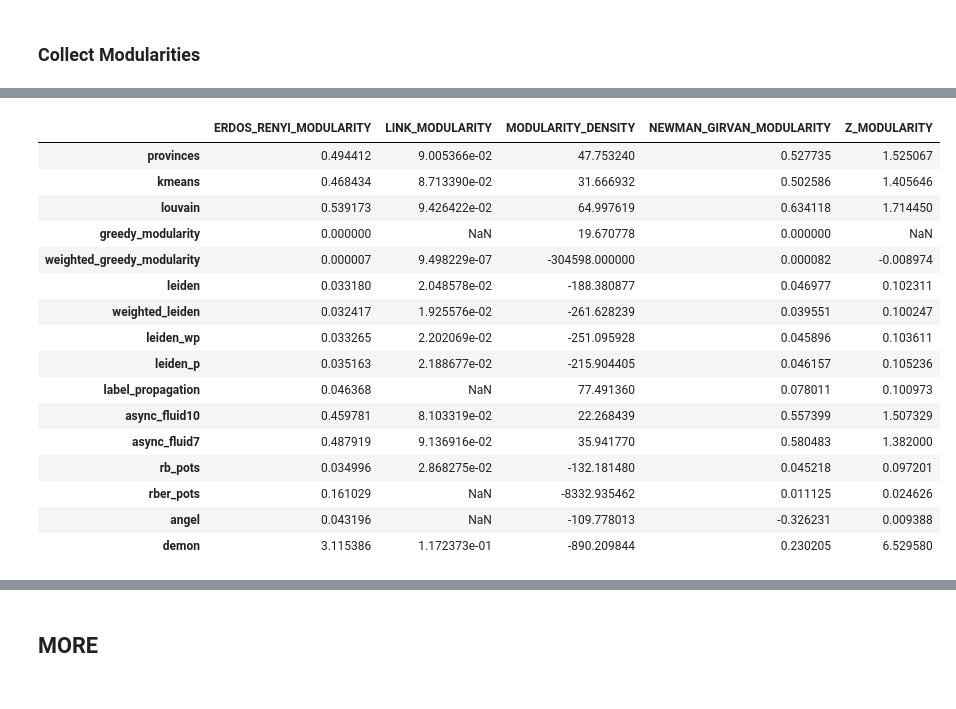
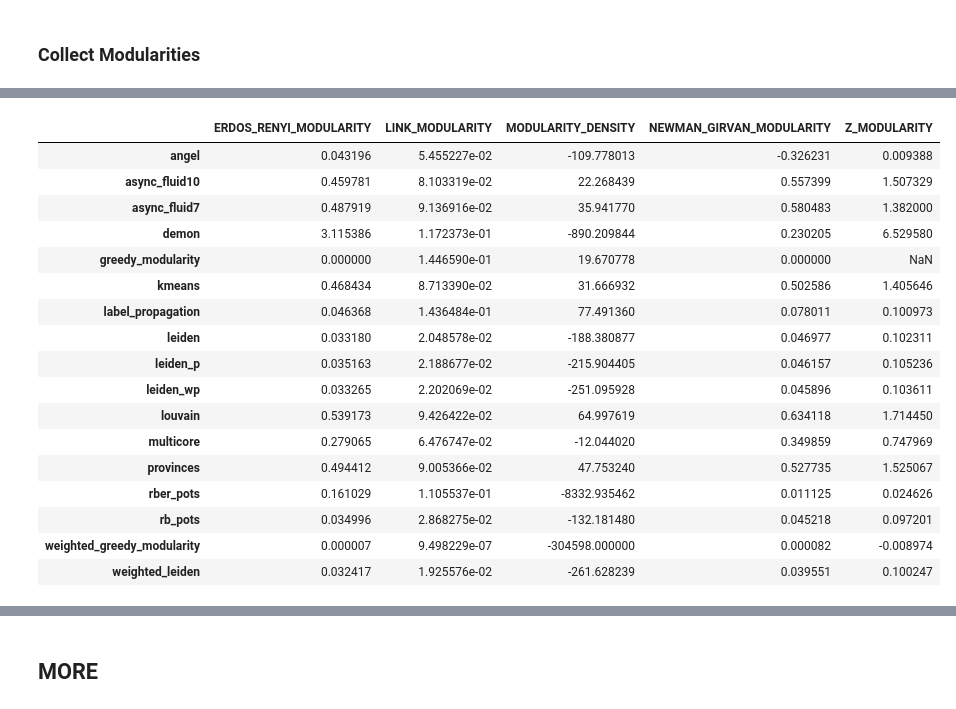
Before and after one commit to carloalbe/TripAdvisor-Tuscany-Restaurant-Social-Network-Analysis, a Jupyter notebook: community_discovery/codes/Static Community Discovery Jaccard.ipynb, the cells around one changed output, grey strips where cells are left out. Saved outputs shown, nothing was run; the diff lists cells and outputs as text; code cells hidden in the pictures.

```diff
--- a/community_discovery/codes/Static Community Discovery Jaccard.ipynb
+++ b/community_discovery/codes/Static Community Discovery Jaccard.ipynb
@@ -475,6 +420,0 @@ attributes = ['latitude','longitude','N_reviews','covidMeasure','travellersChoic
-# %%
-for node in G.nodes:
-    for attr in attributes:
-        G.nodes[node][attr] = float(df.loc[node,attr])
-# %%
-for node in list(G.nodes)[:10]: print(node,G.nodes[node])
@@ -525,12 +444,12 @@ import os
 data = dict()
 
 
-for f in os.listdir('../data/communities'):
+for f in os.listdir('../data/communitiesJ'):
     if f[-5:] != '.json': continue
 
     name = f[:-5]
 
-    communities = readwrite.read_community_json(f'../data/communities/{f}')
+    communities = readwrite.read_community_json(f'../data/communitiesJ/{f}')
     data[name] = communities
     print(name,' -> ',len(communities.communities),' -> ', [len(c) for c in communities.communities[:20]])
 # %% [output]
@@ -713,0 +624,3 @@ m_df
+# %%
+mdf = pd.DataFrame(scores)#, index = [name for name in data.keys()],columns = [str(modularity).split(' ')[1].upper() for modularity in all_modularities])
+mdf
@@ -716,23 +636,24 @@ m_df.to_csv('../data/modularityMeasuresJ.csv')
 # %%
-m_df.transpose()
+mdf.transpose()
 # %% [output]
 |  | ERDOS_RENYI_MODULARITY | LINK_MODULARITY | MODULARITY_DENSITY | NEWMAN_GIRVAN_MODULARITY | Z_MODULARITY |
-| provinces | 0.494412 | 9.005366e-02 | 47.753240 | 0.527735 | 1.525067 |
-| kmeans | 0.468434 | 8.713390e-02 | 31.666932 | 0.502586 | 1.405646 |
-| louvain | 0.539173 | 9.426422e-02 | 64.997619 | 0.634118 | 1.714450 |
-| greedy_modularity | 0.000000 | NaN | 19.670778 | 0.000000 | NaN |
-| weighted_greedy_modularity | 0.000007 | 9.498229e-07 | -304598.000000 | 0.000082 | -0.008974 |
-| leiden | 0.033180 | 2.048578e-02 | -188.380877 | 0.046977 | 0.102311 |
-| weighted_leiden | 0.032417 | 1.925576e-02 | -261.628239 | 0.039551 | 0.100247 |
-| leiden_wp | 0.033265 | 2.202069e-02 | -251.095928 | 0.045896 | 0.103611 |
-| leiden_p | 0.035163 | 2.188677e-02 | -215.904405 | 0.046157 | 0.105236 |
-| label_propagation | 0.046368 | NaN | 77.491360 | 0.078011 | 0.100973 |
+| angel | 0.043196 | 5.455227e-02 | -109.778013 | -0.326231 | 0.009388 |
 | async_fluid10 | 0.459781 | 8.103319e-02 | 22.268439 | 0.557399 | 1.507329 |
 | async_fluid7 | 0.487919 | 9.136916e-02 | 35.941770 | 0.580483 | 1.382000 |
+| demon | 3.115386 | 1.172373e-01 | -890.209844 | 0.230205 | 6.529580 |
+| greedy_modularity | 0.000000 | 1.446590e-01 | 19.670778 | 0.000000 | NaN |
+| kmeans | 0.468434 | 8.713390e-02 | 31.666932 | 0.502586 | 1.405646 |
+| label_propagation | 0.046368 | 1.436484e-01 | 77.491360 | 0.078011 | 0.100973 |
+| leiden | 0.033180 | 2.048578e-02 | -188.380877 | 0.046977 | 0.102311 |
+| leiden_p | 0.035163 | 2.188677e-02 | -215.904405 | 0.046157 | 0.105236 |
+| leiden_wp | 0.033265 | 2.202069e-02 | -251.095928 | 0.045896 | 0.103611 |
+| louvain | 0.539173 | 9.426422e-02 | 64.997619 | 0.634118 | 1.714450 |
+| multicore | 0.279065 | 6.476747e-02 | -12.044020 | 0.349859 | 0.747969 |
+| provinces | 0.494412 | 9.005366e-02 | 47.753240 | 0.527735 | 1.525067 |
+| rber_pots | 0.161029 | 1.105537e-01 | -8332.935462 | 0.011125 | 0.024626 |
 | rb_pots | 0.034996 | 2.868275e-02 | -132.181480 | 0.045218 | 0.097201 |
-| rber_pots | 0.161029 | NaN | -8332.935462 | 0.011125 | 0.024626 |
-| angel | 0.043196 | NaN | -109.778013 | -0.326231 | 0.009388 |
-| demon | 3.115386 | 1.172373e-01 | -890.209844 | 0.230205 | 6.529580 |
+| weighted_greedy_modularity | 0.000007 | 9.498229e-07 | -304598.000000 | 0.000082 | -0.008974 |
+| weighted_leiden | 0.032417 | 1.925576e-02 | -261.628239 | 0.039551 | 0.100247 |
 # %%
 m_df.columns
 # %% [output]
```
Also changed, not shown: parts of 48 cells of this notebook, 45 other files.
